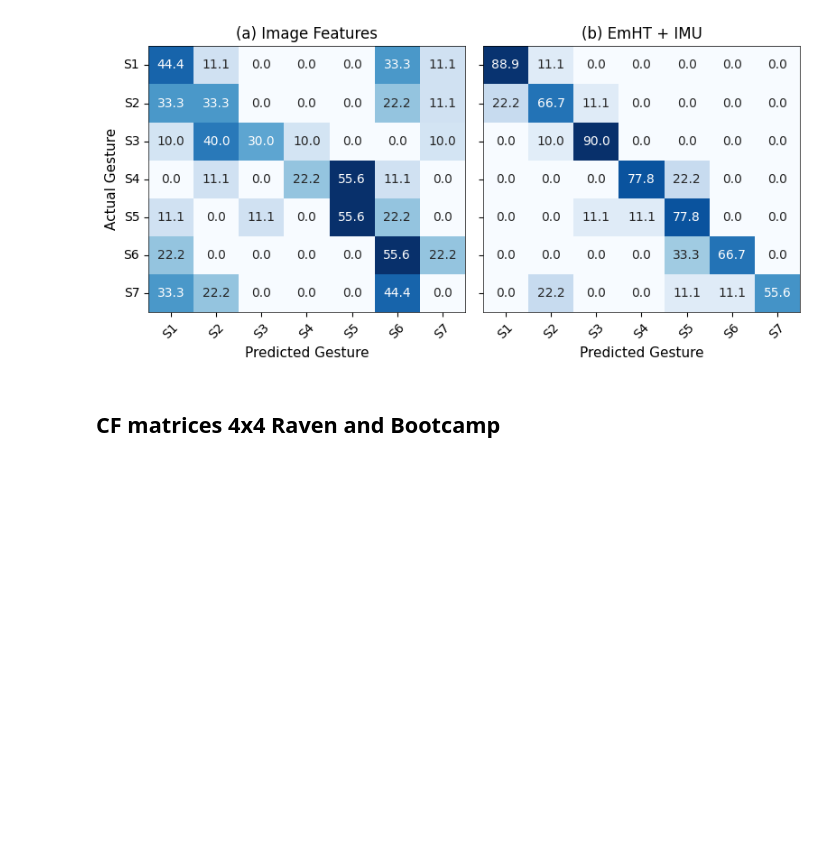
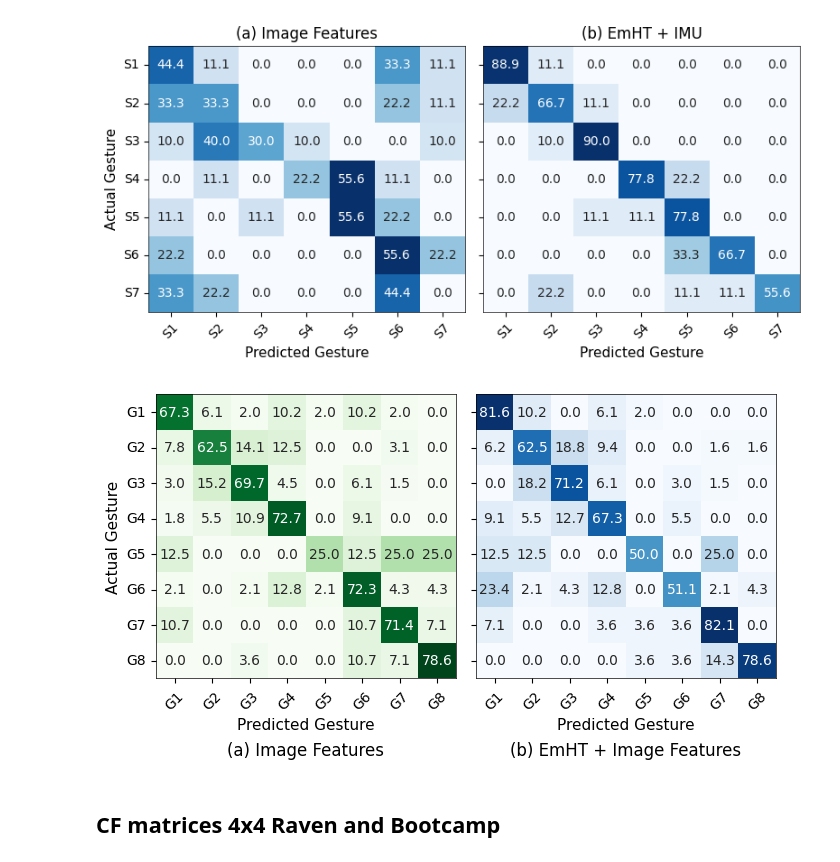
Before and after one commit to UVA-DSA/MiDAS, a Jupyter notebook: benchmarks/gesture_recognition/MTRSAP/Results_Visualization.ipynb, the cells around one changed output. Saved outputs shown, nothing was run; the diff lists cells and outputs as text; code cells hidden in the pictures; blank space fills up the shorter version.

```diff
--- a/benchmarks/gesture_recognition/MTRSAP/Results_Visualization.ipynb
+++ b/benchmarks/gesture_recognition/MTRSAP/Results_Visualization.ipynb
@@ -404,6 +404,92 @@ plt.savefig(f'{OUT_DIR}/confusion_matrix_side_by_side.png', dpi=300)
 plt.show()
 # %% [output]
 [figure]
+# %%
+import pandas as pd
+import seaborn as sns
+import matplotlib.pyplot as plt
+
+# --- Input paths for da Vinci bootcamp study ---
+davinci_confusion_matrix_csv_image = './results/job_MTRSAP_4936858/images_30hz/fold_0/confusion_matrix_labeled_epoch_final.csv'  # baseline for da Vinci
+davinci_confusion_matrix_csv_trakstar_img = './results/job_MTRSAP_4938139/trakstar_images_30hz/fold_0/confusion_matrix_labeled_epoch_final.csv'
+
+# davinci_class_mapping = {
+#     "Make C Loop": "G1",
+#     "Orient Needle": "G2",
+#     "Pull Needle out of Tissue": "G3",
+#     "Pull Suture": "G4",
+#     "Push Needle Through Tissue": "G5",
+#     "Reach Suture": "G6",
+#     "Square Knot and Cinch": "G7",
+#     "Target Needle": "G8",
+# }
+
+davinci_class_mapping = {
+    "Orient Needle": "G1",
+    "Target Needle": "G2",
+    "Push Needle Through Tissue": "G3",
+    "Pull Needle out of Tissue": "G4",
+    "Reach Suture": "G5",
+    "Pull Suture": "G6",
+    "Make C Loop": "G7",
+    "Square Knot and Cinch": "G8",
+}
+
+
+
+
+# --- Load and normalize confusion matrices ---
+def load_confusion_matrix(csv_path, mapping):
+    df = pd.read_csv(csv_path, index_col=0)
+    df.rename(index=mapping, columns=mapping, inplace=True)
+    df = df.div(df.sum(axis=1), axis=0) * 100  # normalize row-wise (%)
+    # reorder the data to match the mapping order
+    ordered_labels = list(mapping.values())
+    df = df.reindex(index=ordered_labels, columns=ordered_labels)
+    return df
+
+cm_img = load_confusion_matrix(davinci_confusion_matrix_csv_image, davinci_class_mapping)
+cm_trak = load_confusion_matrix(davinci_confusion_matrix_csv_trakstar_img, davinci_class_mapping)
+
+# --- Plot side-by-side ---
+fig, axes = plt.subplots(1, 2, figsize=(7, 4), sharex=True, sharey=True)
+# add borders
+
+
+sns.heatmap(cm_img, annot=True, fmt='.1f', cmap='Greens', cbar=False,
+            xticklabels=cm_img.columns, yticklabels=cm_img.index, ax=axes[0])
+# axes[0].set_title('(a) Image Features', fontsize=12)
+axes[0].text(0.5, -0.220, '(a) Image Features', ha='center', va='top', transform=axes[0].transAxes, fontsize=12)
+
+axes[0].set_xlabel('Predicted Gesture', fontsize=11)
+axes[0].set_ylabel('Actual Gesture', fontsize=11)
+axes[0].tick_params(axis='x', rotation=45)
+axes[0].tick_params(axis='y', rotation=0)
+
+for spine in axes[0].spines.values():
+    spine.set_visible(True)
+    spine.set_linewidth(0.5)
+    spine.set_color('black')
+
+sns.heatmap(cm_trak, annot=True, fmt='.1f', cmap='Blues', cbar=False,
+            xticklabels=cm_trak.columns, yticklabels=cm_trak.index, ax=axes[1])
+# axes[1].set_title('(b) EmHT + Image Features', fontsize=12)
+axes[1].text(0.5, -0.22, '(b) EmHT + Image Features', ha='center', va='top', transform=axes[1].transAxes, fontsize=12)
+axes[1].set_xlabel('Predicted Gesture', fontsize=11)
+axes[1].set_ylabel('')
+axes[1].tick_params(axis='x', rotation=45)
+axes[1].tick_params(axis='y', rotation=0)
+
+for spine in axes[1].spines.values():
+    spine.set_visible(True)
+    spine.set_linewidth(0.5)
+    spine.set_color('black')
+
+plt.tight_layout()
+plt.savefig(f'{OUT_DIR}/davinci_confusion_matrix_side_by_side.png', dpi=300)
+plt.show()
+# %% [output]
+[figure, added]
 # %% [markdown]
 ## CF matrices 4x4 Raven and Bootcamp
 # %%
```
Also changed, not shown: 9 other files.
